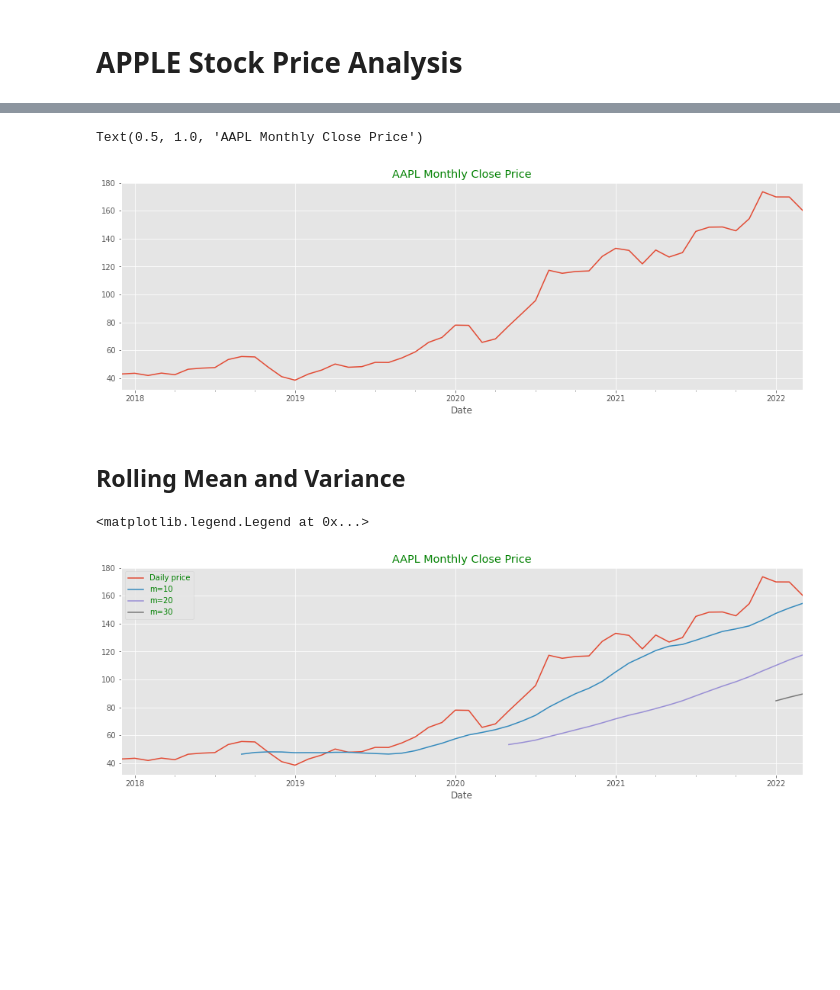
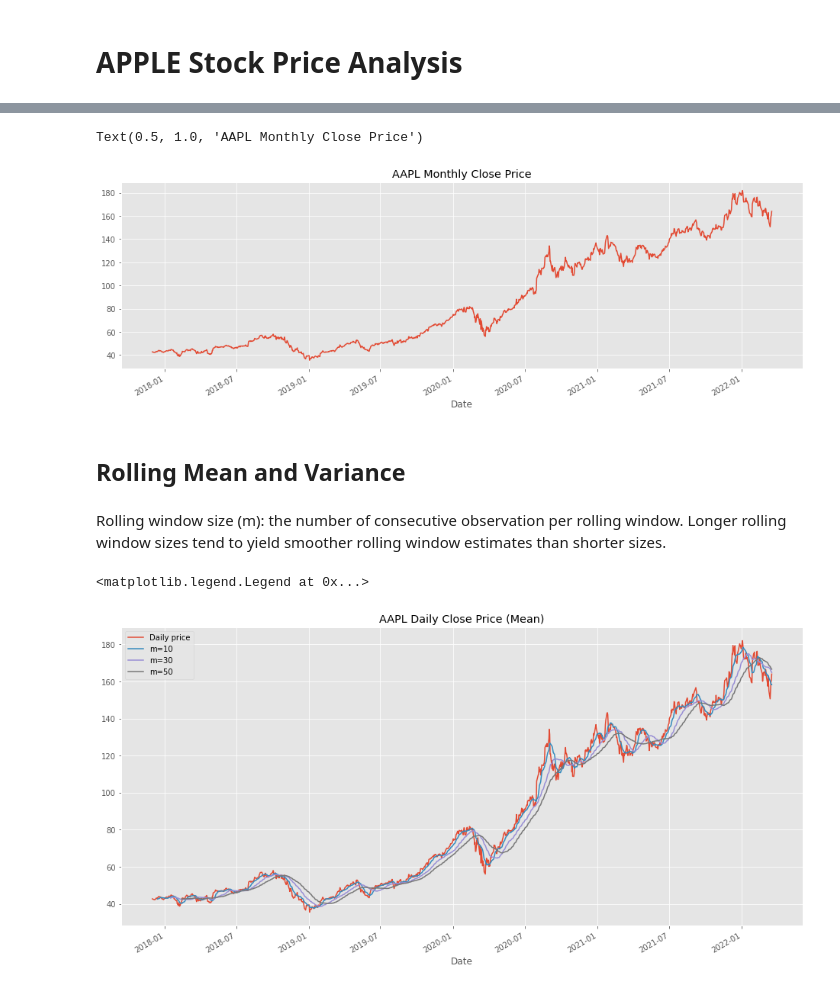
Before and after one commit to Royleong31/Stock-Portfolio-Optimiser, a Jupyter notebook: EDA/AAPL.ipynb, the cells around one changed output, grey strips where cells are left out. Cells and saved outputs as stored; diff of their text form; code cells hidden in the pictures; blank space fills up the shorter version.

```diff
--- a/EDA/AAPL.ipynb
+++ b/EDA/AAPL.ipynb
@@ -16,10 +16,17 @@ import utils.getStockData as stockData
 startDate = '2017-12-01'
 endDate = '2022-03-18'
 
-def getStock(ticker, start, end):
-    data = web.DataReader(f"{ticker}", "yahoo", start, end)
-    data[f"{ticker}"] = data["Close"]
-    data = data[[f"{ticker}"]]
+def getStock(name, start, end):
+    data = (web.DataReader(name, data_source="yahoo", start=startDate, end=endDate))['Close']
+    data = pd.DataFrame(data)
+    data = data.sort_values('Date')
+    data = data.groupby('Date')['Close'].sum().reset_index()
+    data.Date = pd.to_datetime(data.Date, format='%Y%m%d', errors='ignore')
+    data = data.set_index('Date')
+    data.index = pd.to_datetime(data.index)
+
+    print(data.columns)
+
     return data
 
 aapl = getStock("AAPL", startDate, endDate)
@@ -45,20 +53,22 @@ aapl
 plt.style.use('ggplot')
 
 aapl.plot(legend=False, figsize=(16, 5))
-plt.title('AAPL Monthly Close Price')
+plt.title('AAPL Daily Close Price')
 # %% [output]
 Text(0.5, 1.0, 'AAPL Monthly Close Price')
-[figure, old version]
+[figure, new version]
 # %% [markdown]
 ## Rolling Mean and Variance
+# %% [markdown]
+Rolling window size (m): the number of consecutive observation per rolling window. Longer rolling window sizes tend to yield smoother rolling window estimates than shorter sizes.
 # %%
-ax = aapl.plot(legend=False, figsize=(16, 5))
-ax.set_title('AAPL Monthly Close Price')
+ax = aapl.plot(legend=False, figsize=(16, 8))
+ax.set_title('AAPL Daily Close Price (Mean)')
 
 aapl.rolling(window=10).mean().plot(ax=ax)
 aapl.rolling(window=30).mean().plot(ax=ax)
 aapl.rolling(window=50).mean().plot(ax=ax)
-ax.legend(['Daily price', 'm=10', 'm=20', 'm=30'])
+ax.legend(['Daily price', 'm=10', 'm=30', 'm=50'])
 # %% [output]
 <matplotlib.legend.Legend at 0x...>
-[figure, old version]
+[figure, new version]
```
Also changed, not shown: parts of 24 cells of this notebook, 2 other files.
